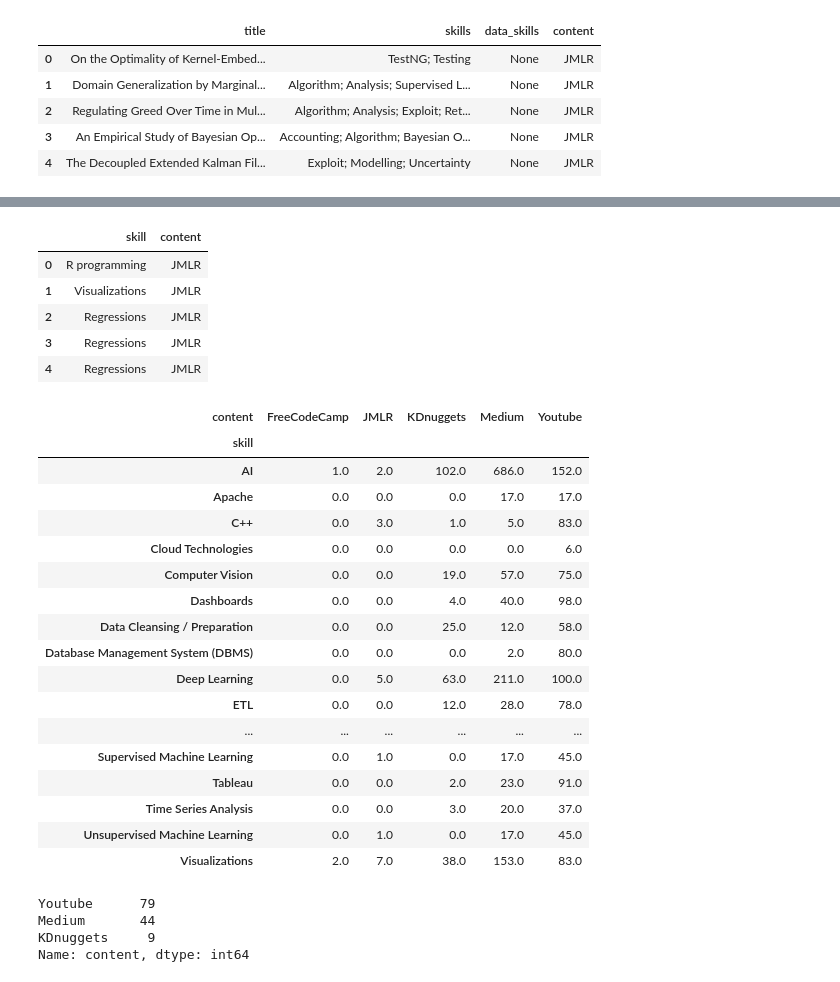
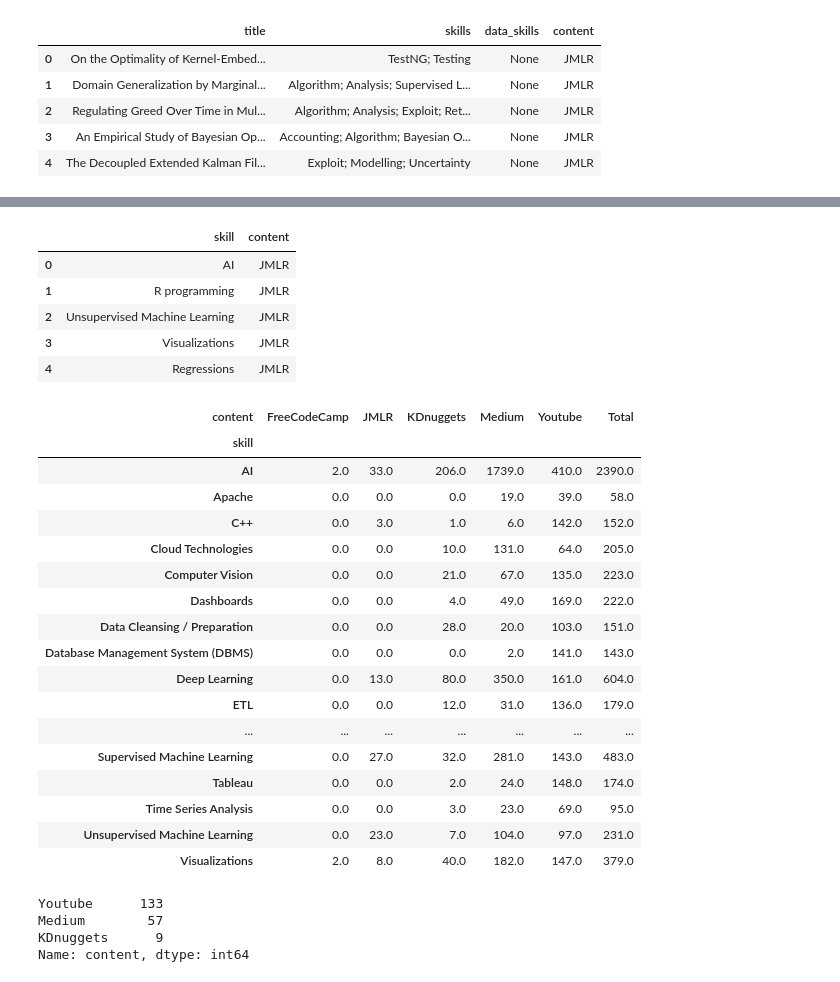
Before and after one commit to archonixm/python-web-scraper, a Jupyter notebook: Data Skill Content Count.ipynb, the cells around one changed output, grey strips where cells are left out. Cells and saved outputs as stored; diff of their text form; code cells hidden in the pictures.

```diff
--- a/Data Skill Content Count.ipynb
+++ b/Data Skill Content Count.ipynb
@@ -24,6 +24,7 @@ df_t = pd.read_sql_query('select title, skills, data_skills from "ContentFreeCod
 df_t['content'] = 'FreeCodeCamp'
 df = df.append(df_t)
 engine.dispose()
+df = df.reset_index(drop=True)
 df.head()
 # %% [output]
 |  | title | skills | data_skills | content |
@@ -43 +44,5 @@ FreeCodeCamp      46
 Name: content, dtype: int64
+# %%
+df_ds = pd.read_csv('skills/dataskill.csv')
+df_ds = df_ds.set_index('Skill')
+df_ds.head()
@@ -43,0 +57,19 @@ Name: content, dtype: int64
+# %%
+for i, row in df.iterrows():
+    data_skills = []
+    skills = row['skills']
+    if skills is None:
+        continue
+    for s in skills.split('; '):
+        if s in df_ds.index:
+            data_skills.append(df_ds.loc[s].item())
+    if row['data_skills'] is None and len(data_skills) < 1:
+        continue
+    if row['data_skills'] is None:
+        df.loc[i, 'all_skills'] = '; '.join(data_skills)
+    elif len(data_skills) > 1:
+        df.loc[i, 'all_skills'] = row['data_skills'] + '; ' + '; '.join(data_skills)
+    else:
+        df.loc[i, 'all_skills'] = row['data_skills']
+
+df.head()
@@ -45,8 +84,8 @@ Name: content, dtype: int64
 skill_list = []
 
 for _, row in df.iterrows():
-    data_skills = row['data_skills']
-    if data_skills is None:
+    data_skills = row['all_skills']
+    if not isinstance(data_skills, str):
         continue
     data_skills = data_skills.split('; ')
     for s in data_skills:
@@ -56,40 +95,41 @@ df_s = pd.DataFrame.from_dict(skill_list)
 df_s.head()
 # %% [output]
 |  | skill | content |
-| 0 | R programming | JMLR |
-| 1 | Visualizations | JMLR |
-| 2 | Regressions | JMLR |
-| 3 | Regressions | JMLR |
+| 0 | AI | JMLR |
+| 1 | R programming | JMLR |
+| 2 | Unsupervised Machine Learning | JMLR |
+| 3 | Visualizations | JMLR |
 | 4 | Regressions | JMLR |
 # %%
 df_s2 = df_s.value_counts().reset_index()
 df_s2 = df_s2.pivot(index='skill', columns='content', values=0)
 df_s2 = df_s2.fillna(0)
+df_s2['Total'] = df_s2.sum(axis=1)
 df_s2.to_csv('DataSkillContentCount.csv')
 df_s2
 # %% [output]
-| content | FreeCodeCamp | JMLR | KDnuggets | Medium | Youtube |
-| skill |  |  |  |  |  |
-| AI | 1.0 | 2.0 | 102.0 | 686.0 | 152.0 |
-| Apache | 0.0 | 0.0 | 0.0 | 17.0 | 17.0 |
-| C++ | 0.0 | 3.0 | 1.0 | 5.0 | 83.0 |
-| Cloud Technologies | 0.0 | 0.0 | 0.0 | 0.0 | 6.0 |
-| Computer Vision | 0.0 | 0.0 | 19.0 | 57.0 | 75.0 |
-| Dashboards | 0.0 | 0.0 | 4.0 | 40.0 | 98.0 |
-| Data Cleansing / Preparation | 0.0 | 0.0 | 25.0 | 12.0 | 58.0 |
-| Database Management System (DBMS) | 0.0 | 0.0 | 0.0 | 2.0 | 80.0 |
-| Deep Learning | 0.0 | 5.0 | 63.0 | 211.0 | 100.0 |
-| ETL | 0.0 | 0.0 | 12.0 | 28.0 | 78.0 |
-| ... | ... | ... | ... | ... | ... |
-| Supervised Machine Learning | 0.0 | 1.0 | 0.0 | 17.0 | 45.0 |
-| Tableau | 0.0 | 0.0 | 2.0 | 23.0 | 91.0 |
-| Time Series Analysis | 0.0 | 0.0 | 3.0 | 20.0 | 37.0 |
-| Unsupervised Machine Learning | 0.0 | 1.0 | 0.0 | 17.0 | 45.0 |
-| Visualizations | 2.0 | 7.0 | 38.0 | 153.0 | 83.0 |
+| content | FreeCodeCamp | JMLR | KDnuggets | Medium | Youtube | Total |
+| skill |  |  |  |  |  |  |
+| AI | 2.0 | 33.0 | 206.0 | 1739.0 | 410.0 | 2390.0 |
+| Apache | 0.0 | 0.0 | 0.0 | 19.0 | 39.0 | 58.0 |
+| C++ | 0.0 | 3.0 | 1.0 | 6.0 | 142.0 | 152.0 |
+| Cloud Technologies | 0.0 | 0.0 | 10.0 | 131.0 | 64.0 | 205.0 |
+| Computer Vision | 0.0 | 0.0 | 21.0 | 67.0 | 135.0 | 223.0 |
+| Dashboards | 0.0 | 0.0 | 4.0 | 49.0 | 169.0 | 222.0 |
+| Data Cleansing / Preparation | 0.0 | 0.0 | 28.0 | 20.0 | 103.0 | 151.0 |
+| Database Management System (DBMS) | 0.0 | 0.0 | 0.0 | 2.0 | 141.0 | 143.0 |
+| Deep Learning | 0.0 | 13.0 | 80.0 | 350.0 | 161.0 | 604.0 |
+| ETL | 0.0 | 0.0 | 12.0 | 31.0 | 136.0 | 179.0 |
+| ... | ... | ... | ... | ... | ... | ... |
+| Supervised Machine Learning | 0.0 | 27.0 | 32.0 | 281.0 | 143.0 | 483.0 |
+| Tableau | 0.0 | 0.0 | 2.0 | 24.0 | 148.0 | 174.0 |
+| Time Series Analysis | 0.0 | 0.0 | 3.0 | 23.0 | 69.0 | 95.0 |
+| Unsupervised Machine Learning | 0.0 | 23.0 | 7.0 | 104.0 | 97.0 | 231.0 |
+| Visualizations | 2.0 | 8.0 | 40.0 | 182.0 | 147.0 | 379.0 |
 # %%
 df.loc[df['skills'].str.contains('cloud', case=False, na=False), 'content'].value_counts()
 # %% [output]
-Youtube      79
-Medium       44
-KDnuggets     9
+Youtube      133
+Medium        57
+KDnuggets      9
 Name: content, dtype: int64
```
Also changed, not shown: parts of 3 cells of this notebook, 5 other files.
